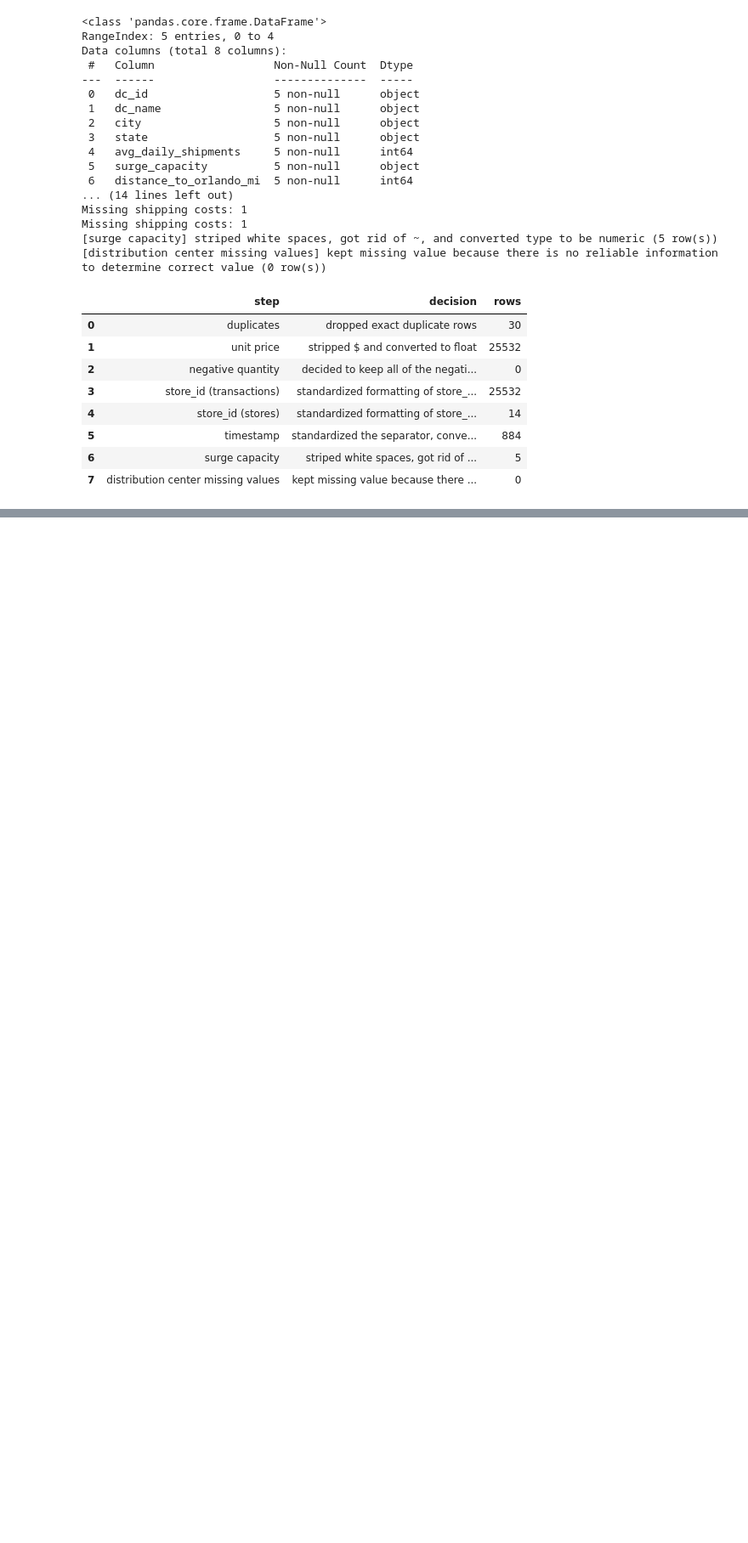
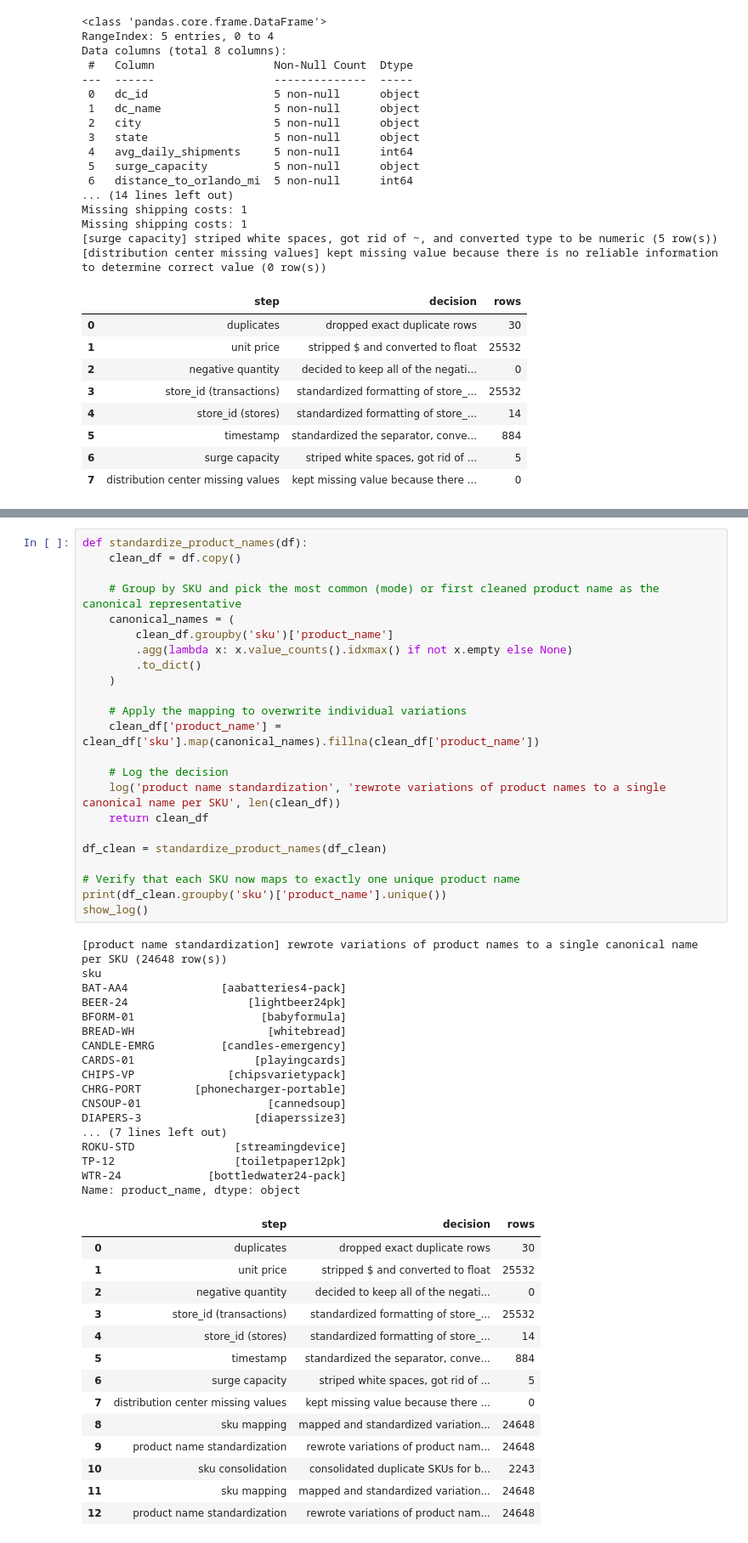
Before and after one commit to AdelineKwakye/walmart-huricane-project, a Jupyter notebook: notebooks/team_notebook.ipynb, the cells around one changed output, grey strips where cells are left out. Shown at 85% size. Saved outputs shown, nothing was run; the diff lists cells and outputs as text; blank space fills up the shorter version.

```diff
--- a/notebooks/team_notebook.ipynb
+++ b/notebooks/team_notebook.ipynb
@@ -399,0 +521,55 @@ Missing shipping costs: 1
+# %%
+def standardize_product_names(df):
+    clean_df = df.copy()
+
+    # Group by SKU and pick the most common (mode) or first cleaned product name as the canonical representative
+    canonical_names = (
+        clean_df.groupby('sku')['product_name']
+        .agg(lambda x: x.value_counts().idxmax() if not x.empty else None)
+        .to_dict()
+    )
+
+    # Apply the mapping to overwrite individual variations
+    clean_df['product_name'] = clean_df['sku'].map(canonical_names).fillna(clean_df['product_name'])
+
+    # Log the decision
+    log('product name standardization', 'rewrote variations of product names to a single canonical name per SKU', len(clean_df))
+    return clean_df
+
+df_clean = standardize_product_names(df_clean)
+
+# Verify that each SKU now maps to exactly one unique product name
+print(df_clean.groupby('sku')['product_name'].unique())
+show_log()
+# %% [output]
+[product name standardization] rewrote variations of product names to a single canonical name per SKU (24648 row(s))
+sku
+BAT-AA4              [aabatteries4-pack]
+BEER-24                  [lightbeer24pk]
+BFORM-01                   [babyformula]
+BREAD-WH                    [whitebread]
+CANDLE-EMRG          [candles-emergency]
+CARDS-01                  [playingcards]
+CHIPS-VP              [chipsvarietypack]
+CHRG-PORT        [phonecharger-portable]
+CNSOUP-01                   [cannedsoup]
+DIAPERS-3                 [diaperssize3]
+... (7 lines left out)
+ROKU-STD               [streamingdevice]
+TP-12                  [toiletpaper12pk]
+WTR-24             [bottledwater24-pack]
+Name: product_name, dtype: object
+|  | step | decision | rows |
+| 0 | duplicates | dropped exact duplicate rows | 30 |
+| 1 | unit price | stripped $ and converted to float | 25532 |
+| 2 | negative quantity | decided to keep all of the negati... | 0 |
+| 3 | store_id (transactions) | standardized formatting of store_... | 25532 |
+| 4 | store_id (stores) | standardized formatting of store_... | 14 |
+| 5 | timestamp | standardized the separator, conve... | 884 |
+| 6 | surge capacity | striped white spaces, got rid of ... | 5 |
+| 7 | distribution center missing values | kept missing value because there ... | 0 |
+| 8 | sku mapping | mapped and standardized variation... | 24648 |
+| 9 | product name standardization | rewrote variations of product nam... | 24648 |
+| 10 | sku consolidation | consolidated duplicate SKUs for b... | 2243 |
+| 11 | sku mapping | mapped and standardized variation... | 24648 |
+| 12 | product name standardization | rewrote variations of product nam... | 24648 |
```
Also changed, not shown: parts of 6 cells of this notebook.
